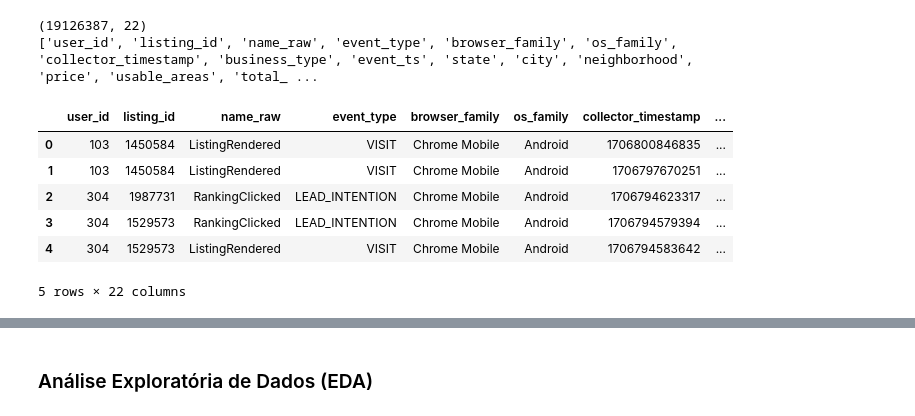
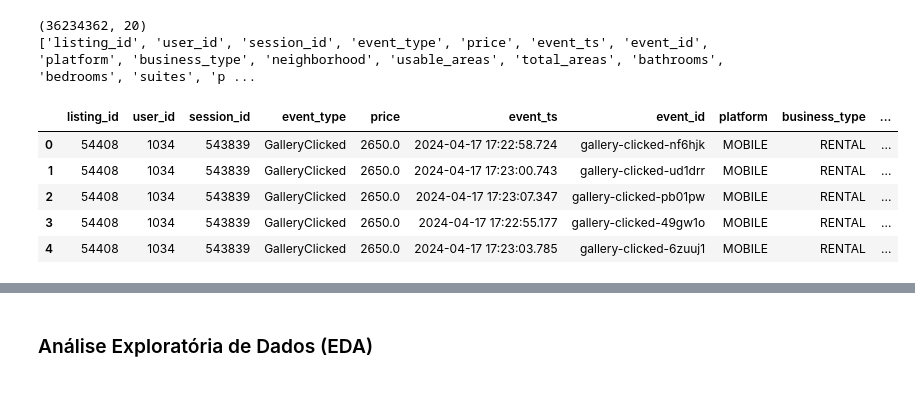
Before and after one commit to hygo2025/kepler, a Jupyter notebook: src/notebooks/eda.ipynb, the cells around one changed output, grey strips where cells are left out. Cells and saved outputs as stored; diff of their text form; code cells hidden in the pictures.

```diff
--- a/src/notebooks/eda.ipynb
+++ b/src/notebooks/eda.ipynb
@@ -3,44 +3,21 @@ import pyarrow.dataset as ds
 import pyarrow.parquet as pq
 import pandas as pd
 
-base_path = "/home/hygo2025/Documents/data/processed_data/enriched_events"
+base_path = "/home/hygo2025/Documents/data/processed_data/enriched_events_vix"
 # %%
 dataset = ds.dataset(base_path, format="parquet", partitioning="hive")
-cols_to_drop = ["unified_user_id", "listing_id", "user_id", "anonymous_id"]
+table = dataset.to_table()
+df_vix = table.to_pandas()
 
-all_cols = dataset.schema.names
-cols_to_keep = [c for c in all_cols if c not in cols_to_drop]
-
-table = dataset.to_table(columns=cols_to_keep)
-
-rename_map = {
-    "listing_id_numeric": "listing_id",
-    "user_numeric_id": "user_id"
-}
-for old_name, new_name in rename_map.items():
-    if old_name in table.column_names:
-        table = table.rename_columns([
-            new_name if c == old_name else c
-            for c in table.column_names
-        ])
-
-first_cols = ["user_id", "listing_id", "name_raw", "event_type"]
-rest_cols = [c for c in table.column_names if c not in first_cols]
-new_order = first_cols + rest_cols
-table = table.select(new_order)
-
-df = table.to_pandas()
-
-print(df.shape)
-print(df.columns.tolist())
-df.head()
+print(df_vix.shape)
+print(df_vix.columns.tolist())
+df_vix.head()
 # %% [output]
-(19126387, 22)
-['user_id', 'listing_id', 'name_raw', 'event_type', 'browser_family', 'os_family', 'collector_timestamp', 'business_type', 'event_ts', 'state', 'city', 'neighborhood', 'price', 'usable_areas', 'total_ ...
+(36234362, 20)
+['listing_id', 'user_id', 'session_id', 'event_type', 'price', 'event_ts', 'event_id', 'platform', 'business_type', 'neighborhood', 'usable_areas', 'total_areas', 'bathrooms', 'bedrooms', 'suites', 'p ...
-|  | user_id | listing_id | name_raw | event_type | browser_family | os_family | collector_timestamp | ... |
-| 0 | 103 | 1450584 | ListingRendered | VISIT | Chrome Mobile | Android | 1706800846835 | ... |
-| 1 | 103 | 1450584 | ListingRendered | VISIT | Chrome Mobile | Android | 1706797670251 | ... |
-| 2 | 304 | 1987731 | RankingClicked | LEAD_INTENTION | Chrome Mobile | Android | 1706794623317 | ... |
-| 3 | 304 | 1529573 | RankingClicked | LEAD_INTENTION | Chrome Mobile | Android | 1706794579394 | ... |
-| 4 | 304 | 1529573 | ListingRendered | VISIT | Chrome Mobile | Android | 1706794583642 | ... |
+|  | listing_id | user_id | session_id | event_type | price | event_ts | event_id | platform | business_type | ... |
+| 0 | 54408 | 1034 | 543839 | GalleryClicked | 2650.0 | 2024-04-17 17:22:58.724 | gallery-clicked-nf6hjk | MOBILE | RENTAL | ... |
+| 1 | 54408 | 1034 | 543839 | GalleryClicked | 2650.0 | 2024-04-17 17:23:00.743 | gallery-clicked-ud1drr | MOBILE | RENTAL | ... |
+| 2 | 54408 | 1034 | 543839 | GalleryClicked | 2650.0 | 2024-04-17 17:23:07.347 | gallery-clicked-pb01pw | MOBILE | RENTAL | ... |
+| 3 | 54408 | 1034 | 543839 | GalleryClicked | 2650.0 | 2024-04-17 17:22:55.177 | gallery-clicked-49gw1o | MOBILE | RENTAL | ... |
+| 4 | 54408 | 1034 | 543839 | GalleryClicked | 2650.0 | 2024-04-17 17:23:03.785 | gallery-clicked-6zuuj1 | MOBILE | RENTAL | ... |
-5 rows × 22 columns
```
Also changed, not shown: parts of 13 cells of this notebook, 10 other files.
